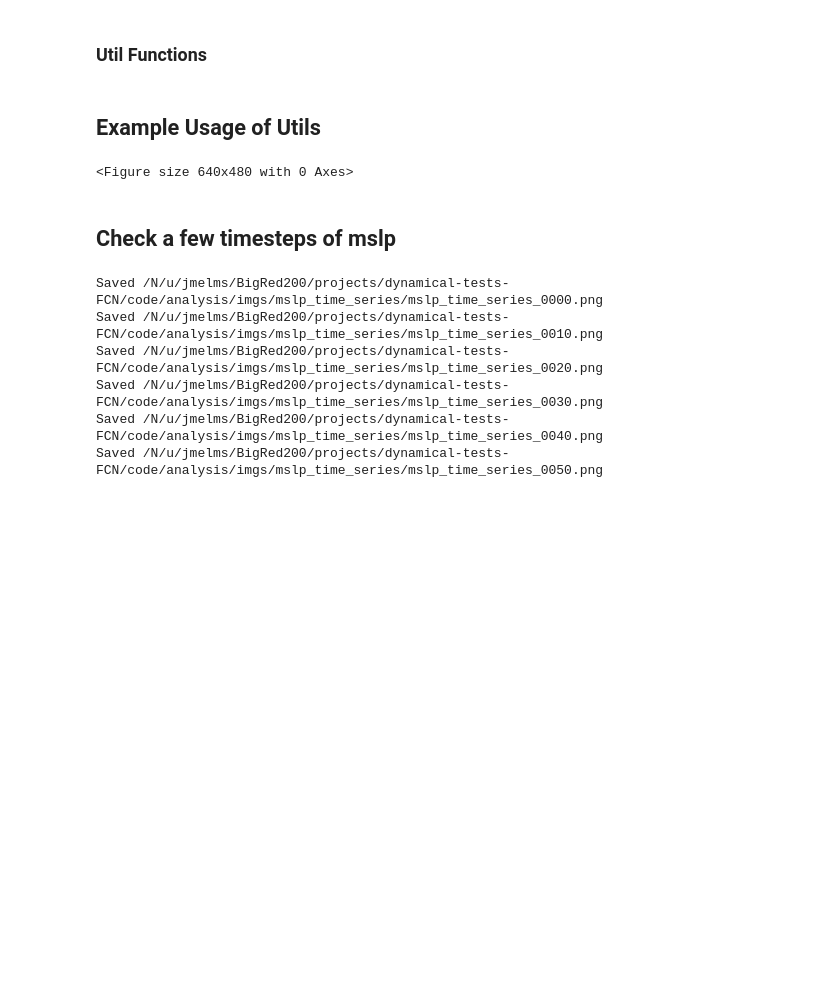
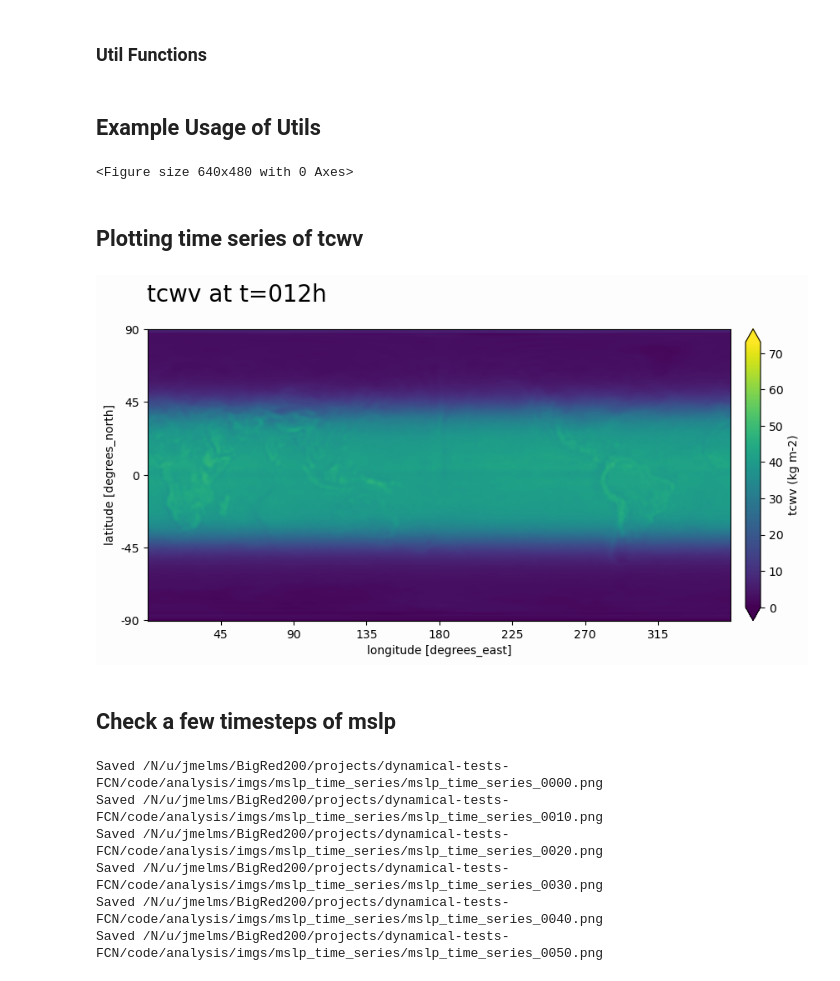
Before and after one commit to Joshua-Elms/dynamical-tests-FCN, a Jupyter notebook: code/analysis/exploration.ipynb, the cells around one changed output. Saved outputs shown, nothing was run; the diff lists cells and outputs as text; code cells hidden in the pictures; blank space fills up the shorter version.

Commit message:
finished runs, plotting now

```diff
--- a/code/analysis/exploration.ipynb
+++ b/code/analysis/exploration.ipynb
@@ -13,7 +13,7 @@ import shutil
 # %% [markdown]
 ## Setup
 # %%
-nc_path = "/N/slate/jmelms/projects/FCN_dynamical_testing/data/output/default_60t.nc" #
+nc_path = "/N/slate/jmelms/projects/FCN_dynamical_testing/data/output/ideal_default_60t.nc" #
 lat_path = "/N/u/jmelms/BigRed200/projects/dynamical-tests-FCN/metadata/latitude.npy"
 lon_path = "/N/u/jmelms/BigRed200/projects/dynamical-tests-FCN/metadata/longitude.npy"
 lsm_path = "/N/u/jmelms/BigRed200/projects/dynamical-tests-FCN/metadata/land_sea_edges_mask.npy"
@@ -78,14 +75,14 @@ def dir2gif(img_dir, output_path, fps):
     images = [imageio.imread(img_path) for img_path in img_paths]
     imageio.mimsave(output_path, images, fps=fps)
 
-def plotting_loop(dim_name, iterable, data, fig, axs, update_func, output_dir, fname_prefix, keep_images=False, fps=1):
+def plotting_loop(dim_name, iterable, data, fig, obj, update_func, output_dir, fname_prefix, keep_images=False, fps=1):
     """
     Inputs:
         dim_name (str): name of the dimension to loop over
         iterable (normally time or variable)
         data (xarray dataset)
         fig (matplotlib figure)
-        axs (prepared matplotlib axes object)
+        obj (prepared matplotlib image object on axis)
         update_func (function that updates the plot)
         output_dir (directory to save images)
         fname_prefix (prefix for image filenames)
@@ -101,7 +98,7 @@ def plotting_loop(dim_name, iterable, data, fig, axs, update_func, output_dir, f
     (output_dir/"imgs").mkdir(exist_ok=True, parents=True)
     for i, idx in enumerate(iterable):
         data_slice = data.sel({dim_name: idx}).values
-        update_func(fig, im, data_slice, i)
+        update_func(fig, obj, data_slice, i)
         fig.savefig(output_dir / "imgs" / f"{fname_prefix}_{i:03}.png")
 
     dir2gif(output_dir/"imgs", output_dir / f"{fname_prefix}.gif", fps=fps)
@@ -129,6 +126,61 @@ plotting_loop("time", range(100), data, fig, im, update_f, img_out_path / "rando
 plt.clf()
 # %% [output]
 <Figure size 640x480 with 0 Axes>
+# %% [markdown]
+## Plotting time series of tcwv
+# %%
+def context():
+    # params
+    data = da.sel(channel="tcwv")
+    output_dir = img_out_path / "ideal_default_60t" / "tcwv"
+    var = "tcwv"
+    units = "kg m-2"
+    title_f = lambda t: f"tcwv at t={t*6:03}h"
+    cbar_label = f"{var} ({units})"
+    iter_dim = "time"
+    iterable_vals = da.time.values
+    vmin, vmax = 0, data.values.max()
+    cmap = cm.viridis # type: ignore
+    figsize = (9, 5)
+    xax_label = "longitude [degrees_east]"
+    yax_label = "latitude [degrees_north]"
+    xticks = np.linspace(0, nlon, 9, dtype=int)[1:-1]
+    yticks = np.linspace(0, nlat-1, 5, dtype=int)
+    xticklabs = lon[xticks].astype(int)
+    yticklabs = lat[yticks].astype(int)
+    adjust = {
+        "top": 0.83,
+        "bottom": 0.13,
+        "left": 0.02, #"left": 0.025,
+        "right": 0.93,
+    }
+
+    # plot setup
+    fig, ax = plt.subplots(figsize=figsize)
+    im = ax.imshow(np.zeros((nlat, nlon)), vmin=vmin, vmax=vmax, cmap=cmap)
+    fig.subplots_adjust(**adjust)
+    cax = fig.add_axes([ax.get_position().x1+0.02,ax.get_position().y0,0.02,ax.get_position().y1-ax.get_position().y0]) # type: ignore
+    cbar = fig.colorbar(im, cax=cax, extend="both")
+    cbar.set_label(cbar_label)
+    ax.set_xlabel(xax_label)
+    ax.set_ylabel(yax_label)
+    ax.set_xticks(xticks)
+    ax.set_yticks(yticks)
+    ax.set_xticklabels(xticklabs)
+    ax.set_yticklabels(yticklabs)
+    fig.patch.set_facecolor('xkcd:pale grey')
+
+    # make plotting function
+    def plot_updater(fig, plot_obj, data, i):
+        plot_obj.set_data(data)
+        fig.suptitle(title_f(i), fontsize=20, x=0.205, y=0.94)
+
+    # run plotting loop
+    plotting_loop(iter_dim, iterable_vals[:3], data, fig, im, plot_updater, output_dir, var, keep_images=True, fps=4)
+
+context()
+# %% [output]
+[figure, added]
 # %% [markdown]
 ## Check a few timesteps of mslp
 # %%
```
Also changed, not shown: parts of 2 cells of this notebook, 4 other files.
